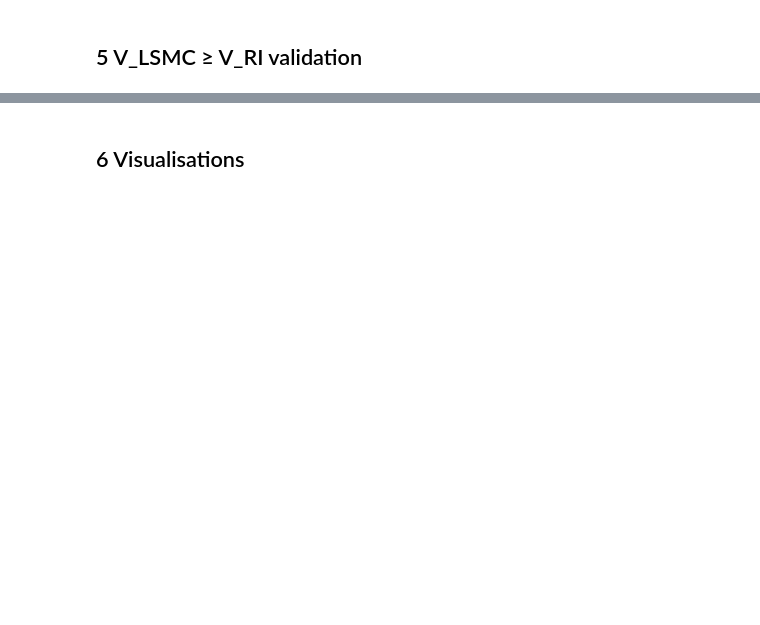
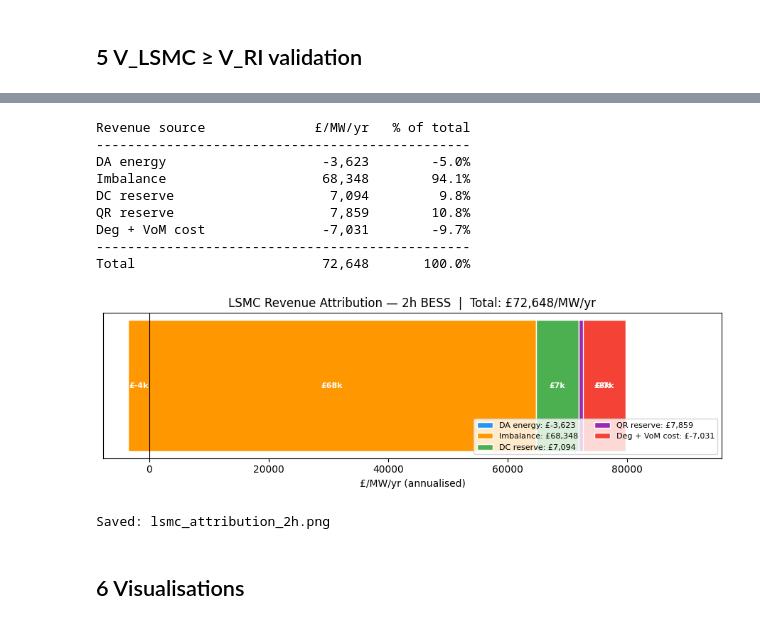
Before and after one commit to dmitry-goryunov/BESS-UK-OPEN, a Jupyter notebook: notebooks/04_lsmc_valuation.ipynb, the cells around one changed output, grey strips where cells are left out. Saved outputs shown, nothing was run; the diff lists cells and outputs as text; code cells hidden in the pictures; blank space fills up the shorter version.

```diff
--- a/notebooks/04_lsmc_valuation.ipynb
+++ b/notebooks/04_lsmc_valuation.ipynb
@@ -275,7 +298,7 @@ bwd_idx = rng_lsmc.choice(bundle.n_paths, size=LSMC_BWD_PATHS, replace=False)
 bundle_bwd = PathBundle(
     chi=bundle.chi[bwd_idx, :LSMC_BWD_STEPS + 1],
     xi=bundle.xi[bwd_idx, :LSMC_BWD_STEPS + 1],
-    ln_P_base=bundle.ln_P_base[bwd_idx, :LSMC_BWD_STEPS + 1],
+    ln_P_base=ln_P_anchored_mat[bwd_idx, :LSMC_BWD_STEPS + 1],
     lam=bundle.lam[bwd_idx, :LSMC_BWD_STEPS + 1, :],
     delta_imb=bundle.delta_imb[bwd_idx, :LSMC_BWD_STEPS + 1],
     pi={k: v[bwd_idx, :LSMC_BWD_STEPS + 1] for k, v in bundle.pi.items()},
@@ -344,7 +367,7 @@ fwd_idx = rng_fwd.choice(remaining_idx, size=FWD_N_PATHS, replace=False)
 bundle_fwd = PathBundle(
     chi=bundle.chi[fwd_idx, :FWD_N_STEPS + 1],
     xi=bundle.xi[fwd_idx, :FWD_N_STEPS + 1],
-    ln_P_base=bundle.ln_P_base[fwd_idx, :FWD_N_STEPS + 1],
+    ln_P_base=ln_P_anchored_mat[fwd_idx, :FWD_N_STEPS + 1],
     lam=bundle.lam[fwd_idx, :FWD_N_STEPS + 1, :],
     delta_imb=bundle.delta_imb[fwd_idx, :FWD_N_STEPS + 1],
     pi={k: v[fwd_idx, :FWD_N_STEPS + 1] for k, v in bundle.pi.items()},
@@ -442,4 +465,63 @@ Ratio V_LSMC / V_RI: 38.43x
 ✓  V_LSMC ≥ V_RI  (LSMC stochastic value exceeds deterministic benchmark)
+# %%
+# Revenue attribution breakdown — annualised per-MW by source.
+# Uses cf_breakdown stored by the forward simulation.
+bd = result.cf_breakdown
+if bd is None:
+    print('cf_breakdown not available — re-run the forward simulation.')
+else:
+    P_mw = float(ASSET['power_mw'])
+    labels = ['DA energy', 'Imbalance', 'DC reserve', 'QR reserve', 'Deg + VoM cost']
+    keys   = ['da', 'imbalance', 'dc', 'qr', 'costs']
+    signs  = [1, 1, 1, 1, -1]  # costs is a deduction
+
+    # Mean annualised £/MW/yr for each component
+    means = [
+        s * float(bd[k].mean()) * annualization_factor / P_mw
+        for k, s in zip(keys, signs)
+    ]
+    total = sum(means)
+
+    print(f'{"Revenue source":<22} {"£/MW/yr":>12}   {"% of total":>10}')
+    print('-' * 48)
+    for lbl, val in zip(labels, means):
+        pct = 100 * val / total if total else float('nan')
+        print(f'{lbl:<22} {val:>12,.0f}   {pct:>9.1f}%')
+    print('-' * 48)
+    print(f'{"Total":<22} {total:>12,.0f}   {100.0:>9.1f}%')
+
+    # Stacked horizontal bar chart
+    fig_bd, ax_bd = plt.subplots(figsize=(9, 3))
+    colors = ['#2196F3', '#FF9800', '#4CAF50', '#9C27B0', '#F44336']
+    left = 0.0
+    for lbl, val, col in zip(labels, means, colors):
+        ax_bd.barh(0, val, left=left, color=col, edgecolor='white', height=0.5, label=f'{lbl}: £{val:,.0f}')
+        if abs(val) > 0.03 * abs(total):
+            ax_bd.text(left + val / 2, 0, f'£{val/1000:.0f}k', ha='center', va='center',
+                       fontsize=8, color='white', fontweight='bold')
+        left += val
+    ax_bd.axvline(0, color='black', linewidth=0.8)
+    ax_bd.set_yticks([])
+    ax_bd.set_xlabel('£/MW/yr (annualised)')
+    ax_bd.set_title(f'LSMC Revenue Attribution — {DURATION_LABEL} BESS  |  Total: £{total:,.0f}/MW/yr')
+    ax_bd.legend(loc='lower right', fontsize=8, ncol=2)
+    ax_bd.set_xlim(min(0, min(means)) * 1.1, sum(max(v, 0) for v in means) * 1.15)
+    plt.tight_layout()
+    plt.savefig(PROCESSED / f'lsmc_attribution_{DURATION_LABEL}.png', dpi=150, bbox_inches='tight')
+    plt.show()
+    print(f'Saved: lsmc_attribution_{DURATION_LABEL}.png')
+# %% [output]
+Revenue source              £/MW/yr   % of total
+------------------------------------------------
+DA energy                    -3,623        -5.0%
+Imbalance                    68,348        94.1%
+DC reserve                    7,094         9.8%
+QR reserve                    7,859        10.8%
+Deg + VoM cost               -7,031        -9.7%
+------------------------------------------------
+Total                        72,648       100.0%
+[figure, added]
+Saved: lsmc_attribution_2h.png
 # %% [markdown]
 ## 6  Visualisations
 # %%
```
Also changed, not shown: parts of 6 cells of this notebook, 12 other files.
